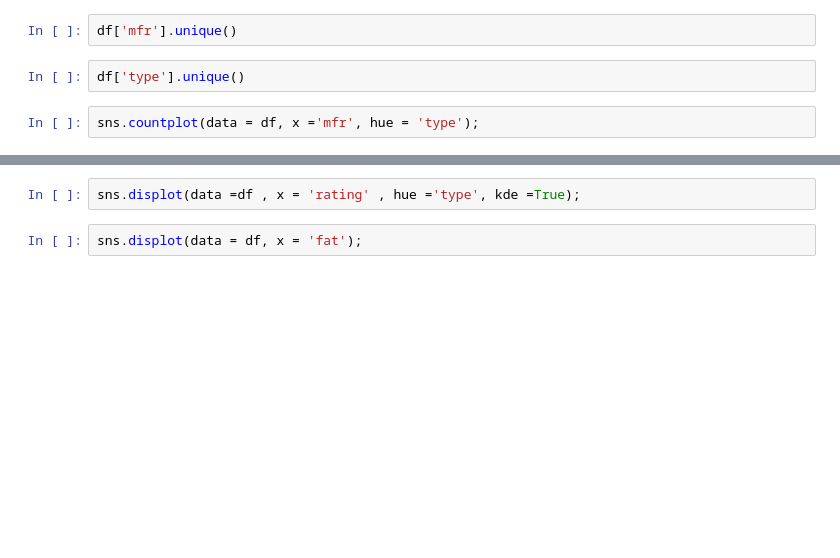
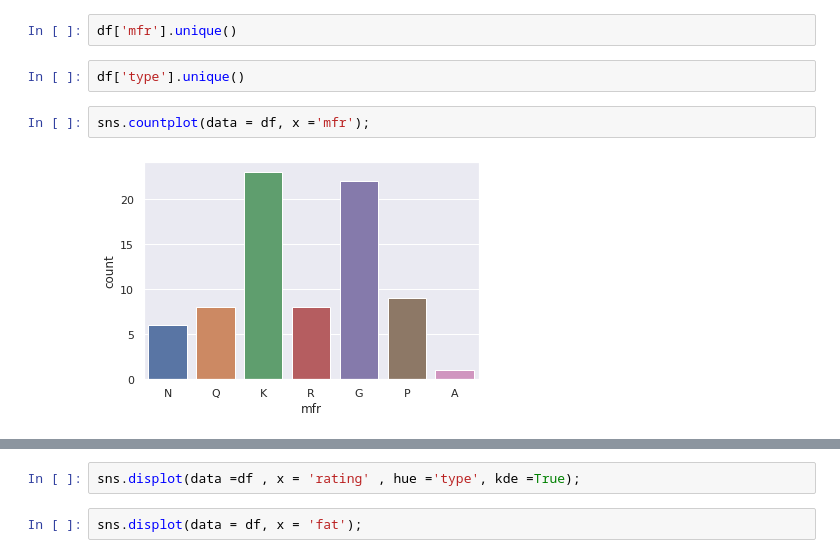
Before and after one commit to LeeHarry14202/80_cereals_project_DataScience, a Jupyter notebook: 80_cereals.ipynb, the cells around one changed output, grey strips where cells are left out. Drawn from its saved outputs; the diff is of its cells as text; blank space fills up the shorter version.

```diff
--- a/80_cereals.ipynb
+++ b/80_cereals.ipynb
@@ -28,4 +32,6 @@ df['mfr'].unique()
 # %%
 df['type'].unique()
 # %%
-sns.countplot(data = df, x ='mfr', hue = 'type');
+sns.countplot(data = df, x ='mfr');
+# %% [output]
+[figure, added]
```
Also changed, not shown: parts of 4 cells of this notebook.
